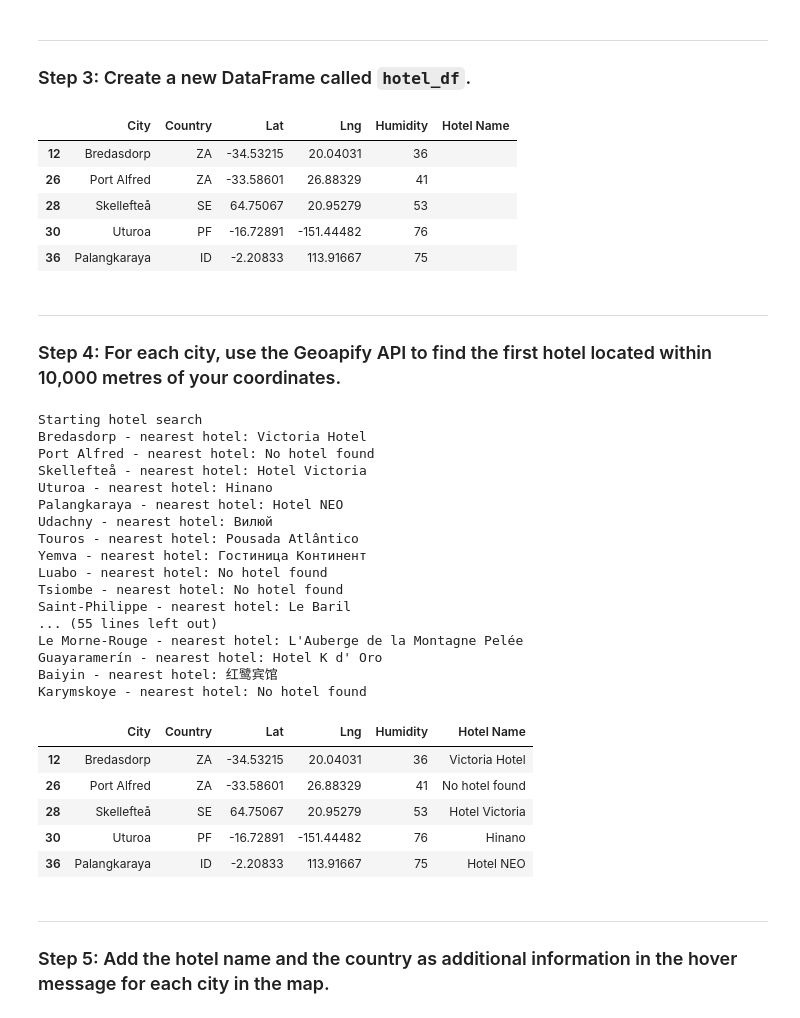
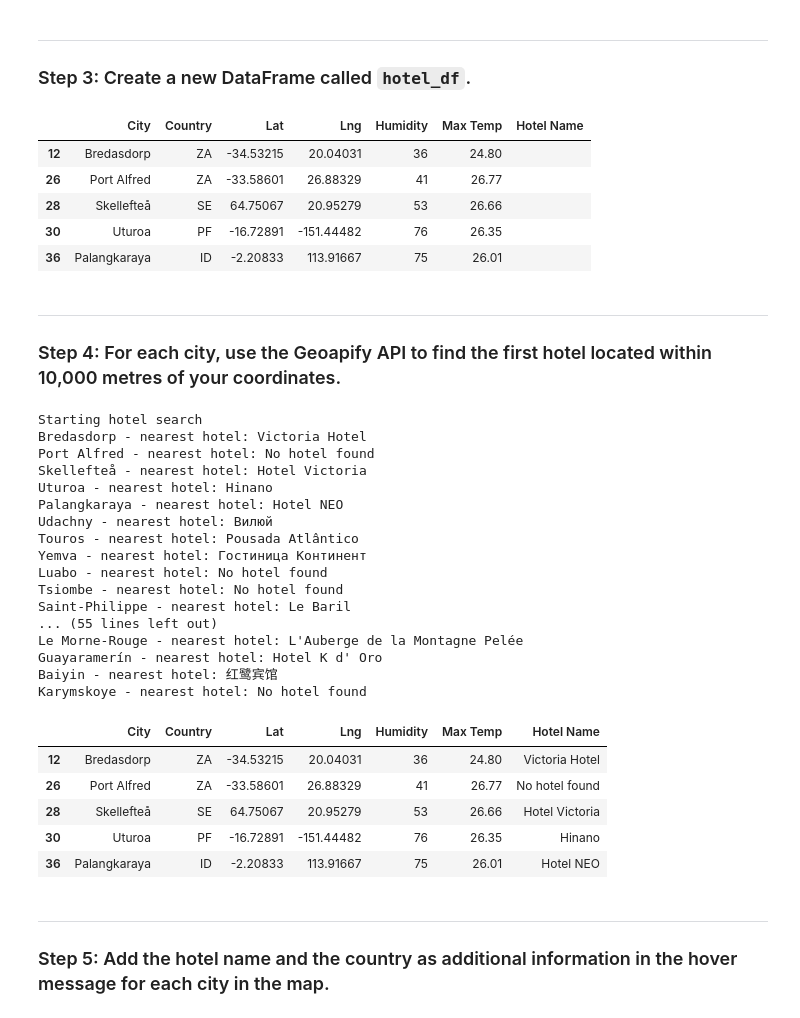
Before and after one commit to epsilonite/python-api-challenge, a Jupyter notebook: WeatherPy/VacationPy.ipynb, the cells around one changed output. Cells and saved outputs as stored; diff of their text form; code cells hidden in the pictures.

```diff
--- a/WeatherPy/VacationPy.ipynb
+++ b/WeatherPy/VacationPy.ipynb
@@ -66,18 +66,18 @@ city_ideal_df.head()
 ### Step 3: Create a new DataFrame called `hotel_df`.
 # %%
 # Use the Pandas copy function to create DataFrame called hotel_df to store the city, country, coordinates, and humidity
-hotel_df = city_ideal_df[['City','Country','Lat','Lng','Humidity']].copy()
+hotel_df = city_ideal_df[['City','Country','Lat','Lng','Humidity','Max Temp']].copy()
 # Add an empty column, "Hotel Name," to the DataFrame so you can store the hotel found using the Geoapify API
 hotel_df['Hotel Name'] = ''
 # Display sample data
 hotel_df.head()
 # %% [output]
-|  | City | Country | Lat | Lng | Humidity | Hotel Name |
-| 12 | Bredasdorp | ZA | -34.53215 | 20.04031 | 36 |  |
-| 26 | Port Alfred | ZA | -33.58601 | 26.88329 | 41 |  |
-| 28 | Skellefteå | SE | 64.75067 | 20.95279 | 53 |  |
-| 30 | Uturoa | PF | -16.72891 | -151.44482 | 76 |  |
-| 36 | Palangkaraya | ID | -2.20833 | 113.91667 | 75 |  |
+|  | City | Country | Lat | Lng | Humidity | Max Temp | Hotel Name |
+| 12 | Bredasdorp | ZA | -34.53215 | 20.04031 | 36 | 24.80 |  |
+| 26 | Port Alfred | ZA | -33.58601 | 26.88329 | 41 | 26.77 |  |
+| 28 | Skellefteå | SE | 64.75067 | 20.95279 | 53 | 26.66 |  |
+| 30 | Uturoa | PF | -16.72891 | -151.44482 | 76 | 26.35 |  |
+| 36 | Palangkaraya | ID | -2.20833 | 113.91667 | 75 | 26.01 |  |
 # %% [markdown]
 ---
 ### Step 4: For each city, use the Geoapify API to find the first hotel located within 10,000 metres of your coordinates.
@@ -139,12 +139,12 @@ Le Morne-Rouge - nearest hotel: L'Auberge de la Montagne Pelée
 Guayaramerín - nearest hotel: Hotel K d' Oro
 Baiyin - nearest hotel: 红鹭宾馆
 Karymskoye - nearest hotel: No hotel found
-|  | City | Country | Lat | Lng | Humidity | Hotel Name |
-| 12 | Bredasdorp | ZA | -34.53215 | 20.04031 | 36 | Victoria Hotel |
-| 26 | Port Alfred | ZA | -33.58601 | 26.88329 | 41 | No hotel found |
-| 28 | Skellefteå | SE | 64.75067 | 20.95279 | 53 | Hotel Victoria |
-| 30 | Uturoa | PF | -16.72891 | -151.44482 | 76 | Hinano |
-| 36 | Palangkaraya | ID | -2.20833 | 113.91667 | 75 | Hotel NEO |
+|  | City | Country | Lat | Lng | Humidity | Max Temp | Hotel Name |
+| 12 | Bredasdorp | ZA | -34.53215 | 20.04031 | 36 | 24.80 | Victoria Hotel |
+| 26 | Port Alfred | ZA | -33.58601 | 26.88329 | 41 | 26.77 | No hotel found |
+| 28 | Skellefteå | SE | 64.75067 | 20.95279 | 53 | 26.66 | Hotel Victoria |
+| 30 | Uturoa | PF | -16.72891 | -151.44482 | 76 | 26.35 | Hinano |
+| 36 | Palangkaraya | ID | -2.20833 | 113.91667 | 75 | 26.01 | Hotel NEO |
 # %% [markdown]
 ---
 ### Step 5: Add the hotel name and the country as additional information in the hover message for each city in the map.
```
Also changed, not shown: parts of 3 cells of this notebook.
